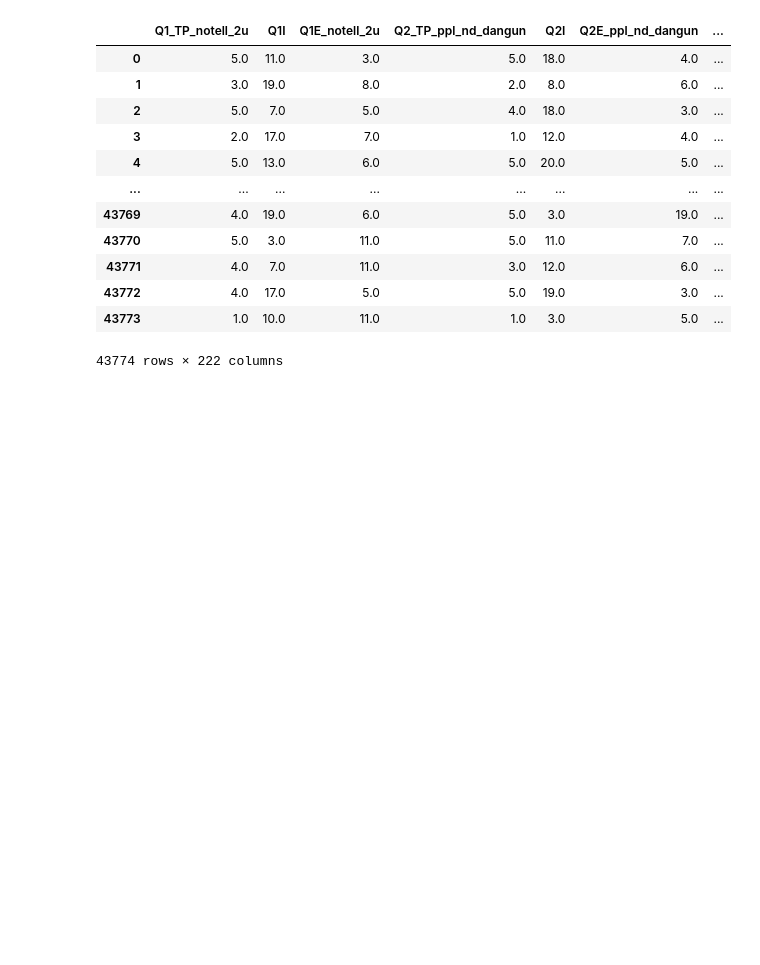
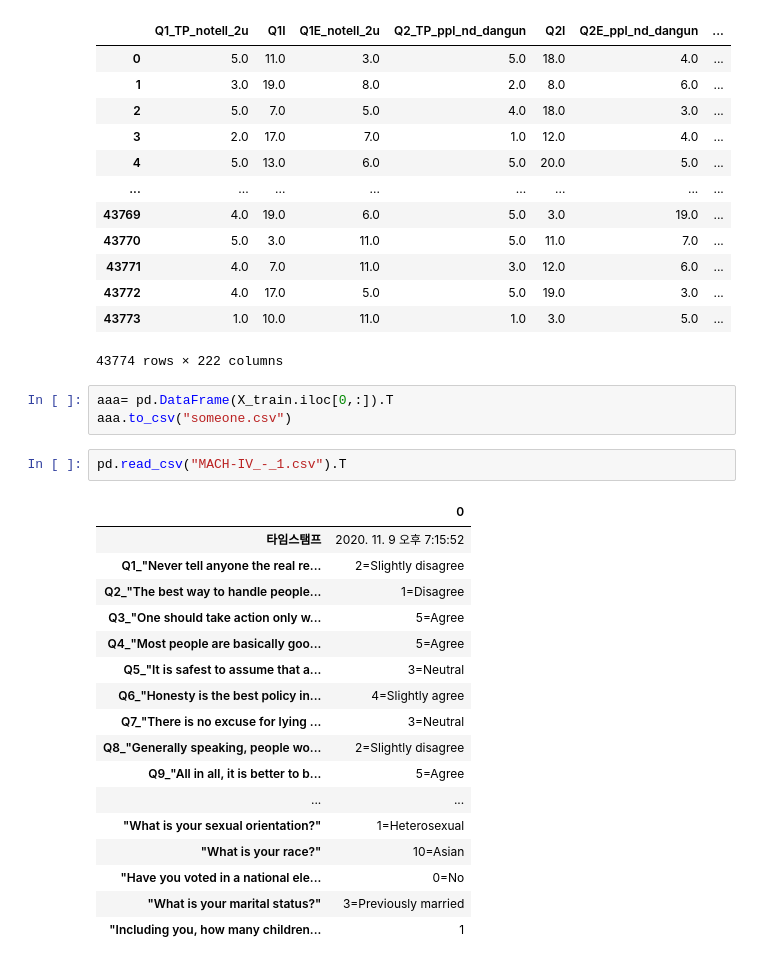
Before and after one commit to dss-14th/ml-repo-3, a Jupyter notebook: yong's/final_importance_except0_.ipynb, the cells around one changed output. Drawn from its saved outputs; the diff is of its cells as text; blank space fills up the shorter version.

```diff
--- a/yong's/final_importance_except0_.ipynb
+++ b/yong's/final_importance_except0_.ipynb
@@ -663,3 +682,26 @@ train_X
 | 43772 | 4.0 | 17.0 | 5.0 | 5.0 | 19.0 | 3.0 | ... |
 | 43773 | 1.0 | 10.0 | 11.0 | 1.0 | 3.0 | 5.0 | ... |
 43774 rows × 222 columns
+# %%
+aaa= pd.DataFrame(X_train.iloc[0,:]).T
+aaa.to_csv("someone.csv")
+# %%
+pd.read_csv("MACH-IV_-_1.csv").T
+# %% [output]
+|  | 0 |
+| 타임스탬프 | 2020. 11. 9 오후 7:15:52 |
+| Q1_"Never tell anyone the real re... | 2=Slightly disagree |
+| Q2_"The best way to handle people... | 1=Disagree |
+| Q3_"One should take action only w... | 5=Agree |
+| Q4_"Most people are basically goo... | 5=Agree |
+| Q5_"It is safest to assume that a... | 3=Neutral |
+| Q6_"Honesty is the best policy in... | 4=Slightly agree |
+| Q7_"There is no excuse for lying ... | 3=Neutral |
+| Q8_"Generally speaking, people wo... | 2=Slightly disagree |
+| Q9_"All in all, it is better to b... | 5=Agree |
+| ... | ... |
+| "What is your sexual orientation?" | 1=Heterosexual |
+| "What is your race?" | 10=Asian |
+| "Have you voted in a national ele... | 0=No |
+| "What is your marital status?" | 3=Previously married |
+| "Including you, how many children... | 1 |
```
Also changed, not shown: parts of 35 cells of this notebook, 6 other files.
